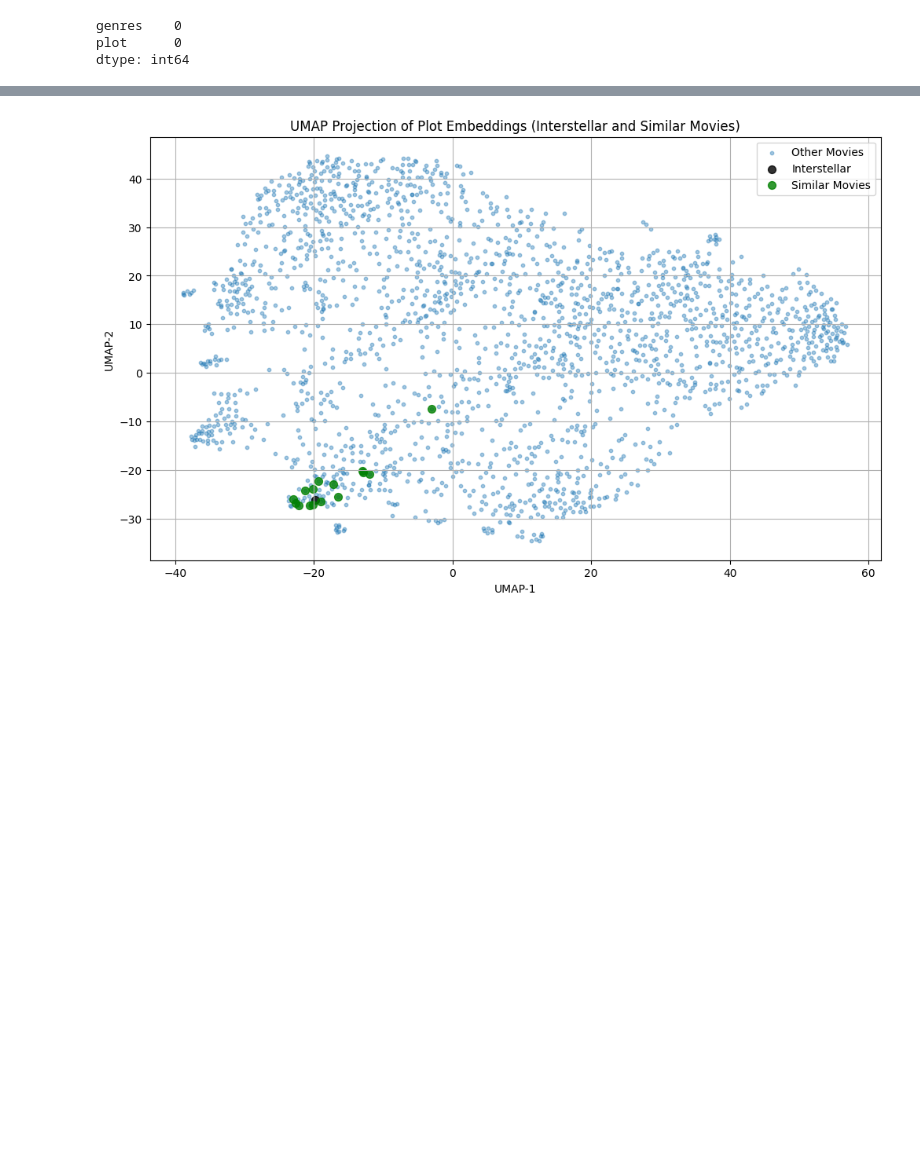
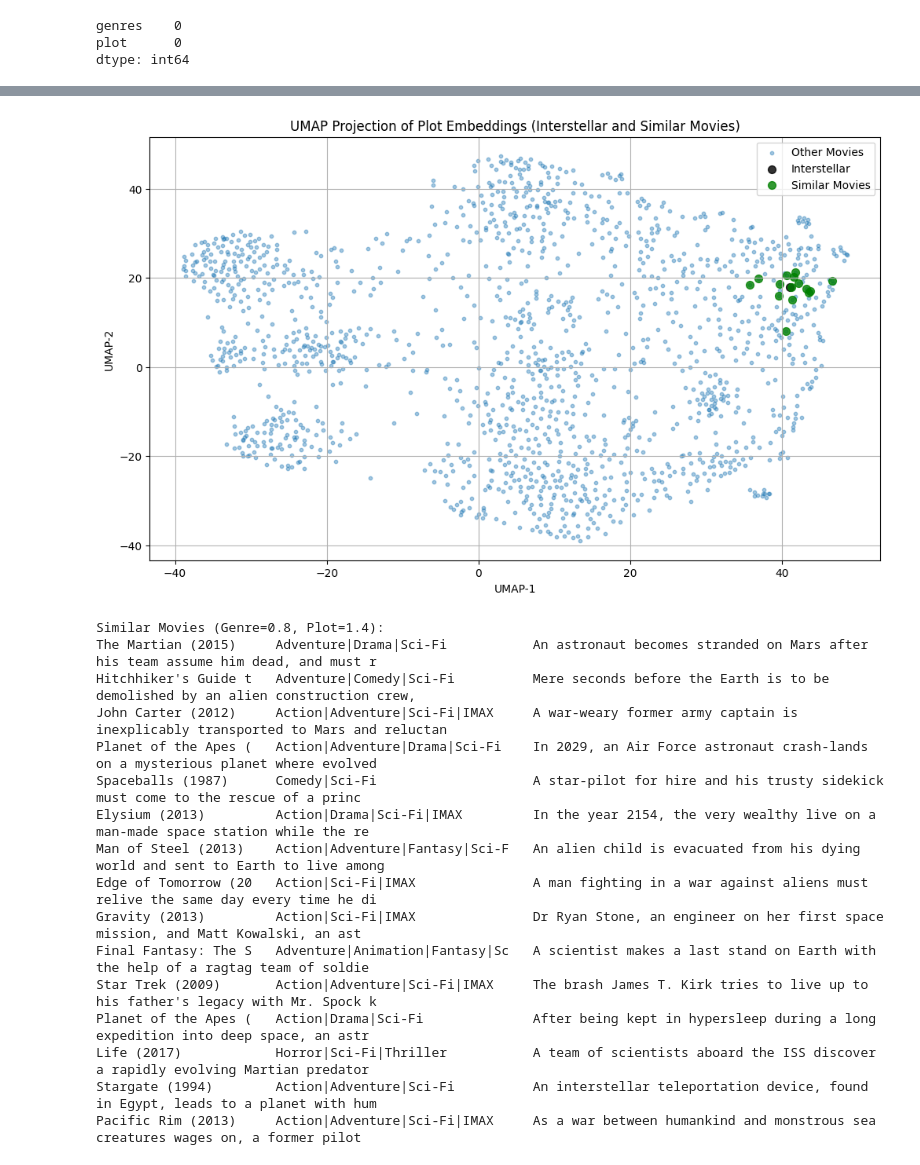
Before and after one commit to RichardFedak/llm-diversity, a Jupyter notebook: experiment/EasyStudy/server/static/datasets/ml-latest/explore.ipynb, the cells around one changed output, grey strips where cells are left out. Cells and saved outputs as stored; diff of their text form; code cells hidden in the pictures; blank space fills up the shorter version.

```diff
--- a/experiment/EasyStudy/server/static/datasets/ml-latest/explore.ipynb
+++ b/experiment/EasyStudy/server/static/datasets/ml-latest/explore.ipynb
@@ -507,5 +567,7 @@ plt.show()
 
 print("Similar Movies:")
 for idx in nearest_indices:
-    print(filtered_movies.iloc[idx]["title"])
+    title = filtered_movies.iloc[idx]['title'][:30]
+    plot = filtered_movies.iloc[idx]['plot']
+    print(f"{title:<31} {plot}")
 # %% [output]
@@ -527,7 +589,10 @@ umap_genres = umap.UMAP(
     min_dist=0.3,
     spread=15)
 
-final_embeddings = (1.4 * genres_embeddings + 0.8 * plot_embeddings)
+GENRE_WEIGHT = 1.4
+PLOT_WEIGHT = 0.8
+
+final_embeddings = (GENRE_WEIGHT * genres_embeddings + PLOT_WEIGHT * plot_embeddings)
 
 coords_2d = umap_genres.fit_transform(final_embeddings)
 
@@ -547,10 +612,19 @@ plt.scatter(coords_2d[index, 0], coords_2d[index, 1], s=50, color="black", alpha
 
 plt.scatter(coords_2d[nearest_indices, 0], coords_2d[nearest_indices, 1], s=50, color="green", alpha=0.8, label="Similar Movies")
 
-plt.title("UMAP Projection of Plot Embeddings (Interstellar and Similar Movies)")
+plt.title("UMAP Projection of Mixed Embeddings (Interstellar and Similar Movies)")
 plt.xlabel("UMAP-1")
 plt.ylabel("UMAP-2")
 plt.legend()
 plt.grid(True)
 plt.show()
+
+print(f"\nSimilar Movies (Genre={GENRE_WEIGHT}, Plot={PLOT_WEIGHT}):")
+for idx in nearest_indices:
+    movie = filtered_movies.iloc[idx]
+    title = movie["title"][:20]
+    genres = movie["genres"][:30]
+    plot = movie["plot"][:80]
+
+    print(f"{title:<22} {genres:<32} {plot}")
 # %% [output]
@@ -564,35 +654,63 @@ umap_genres = umap.UMAP(
     metric="cosine",
     min_dist=0.3,
     spread=15)
 
-final_embeddings = (0.8 * genres_embeddings + 1.4 * plot_embeddings)
+GENRE_WEIGHT = 0.8
+PLOT_WEIGHT = 1.4
+
+final_embeddings = (GENRE_WEIGHT * genres_embeddings + PLOT_WEIGHT * plot_embeddings)
 
 coords_2d = umap_genres.fit_transform(final_embeddings)
 
 index = filtered_movies[filtered_movies['title'] == "Interstellar (2014)"].index[0]
 
 selected_movie_embedding = final_embeddings[index]
 
 distances = cosine_distances([selected_movie_embedding], final_embeddings).flatten()
 
 nearest_indices = np.argsort(distances)[1:16]  # Skip the first one
 
 plt.figure(figsize=(12, 7))
 
 plt.scatter(coords_2d[:, 0], coords_2d[:, 1], s=10, alpha=0.4, label="Other Movies")
 
 plt.scatter(coords_2d[index, 0], coords_2d[index, 1], s=50, color="black", alpha=0.8, label="Interstellar")
 
 plt.scatter(coords_2d[nearest_indices, 0], coords_2d[nearest_indices, 1], s=50, color="green", alpha=0.8, label="Similar Movies")
 
 plt.title("UMAP Projection of Plot Embeddings (Interstellar and Similar Movies)")
 plt.xlabel("UMAP-1")
 plt.ylabel("UMAP-2")
 plt.legend()
 plt.grid(True)
 plt.show()
+
+print(f"\nSimilar Movies (Genre={GENRE_WEIGHT}, Plot={PLOT_WEIGHT}):")
+for idx in nearest_indices:
+    movie = filtered_movies.iloc[idx]
+    title = movie["title"][:20]
+    genres = movie["genres"][:30]
+    plot = movie["plot"][:80]
+
+    print(f"{title:<22} {genres:<32} {plot}")
 # %% [output]
-[figure, old version]
+[figure, new version]
+Similar Movies (Genre=0.8, Plot=1.4):
+The Martian (2015)     Adventure|Drama|Sci-Fi           An astronaut becomes stranded on Mars after his team assume him dead, and must r
+Hitchhiker's Guide t   Adventure|Comedy|Sci-Fi          Mere seconds before the Earth is to be demolished by an alien construction crew,
+John Carter (2012)     Action|Adventure|Sci-Fi|IMAX     A war-weary former army captain is inexplicably transported to Mars and reluctan
+Planet of the Apes (   Action|Adventure|Drama|Sci-Fi    In 2029, an Air Force astronaut crash-lands on a mysterious planet where evolved
+Spaceballs (1987)      Comedy|Sci-Fi                    A star-pilot for hire and his trusty sidekick must come to the rescue of a princ
+Elysium (2013)         Action|Drama|Sci-Fi|IMAX         In the year 2154, the very wealthy live on a man-made space station while the re
+Man of Steel (2013)    Action|Adventure|Fantasy|Sci-F   An alien child is evacuated from his dying world and sent to Earth to live among
+Edge of Tomorrow (20   Action|Sci-Fi|IMAX               A man fighting in a war against aliens must relive the same day every time he di
+Gravity (2013)         Action|Sci-Fi|IMAX               Dr Ryan Stone, an engineer on her first space mission, and Matt Kowalski, an ast
+Final Fantasy: The S   Adventure|Animation|Fantasy|Sc   A scientist makes a last stand on Earth with the help of a ragtag team of soldie
+Star Trek (2009)       Action|Adventure|Sci-Fi|IMAX     The brash James T. Kirk tries to live up to his father's legacy with Mr. Spock k
+Planet of the Apes (   Action|Drama|Sci-Fi              After being kept in hypersleep during a long expedition into deep space, an astr
+Life (2017)            Horror|Sci-Fi|Thriller           A team of scientists aboard the ISS discover a rapidly evolving Martian predator
+Stargate (1994)        Action|Adventure|Sci-Fi          An interstellar teleportation device, found in Egypt, leads to a planet with hum
+Pacific Rim (2013)     Action|Adventure|Sci-Fi|IMAX     As a war between humankind and monstrous sea creatures wages on, a former pilot
 # %%
 weight_combinations = [
     (0.5, 2.0),
```
Also changed, not shown: parts of 11 cells of this notebook.
